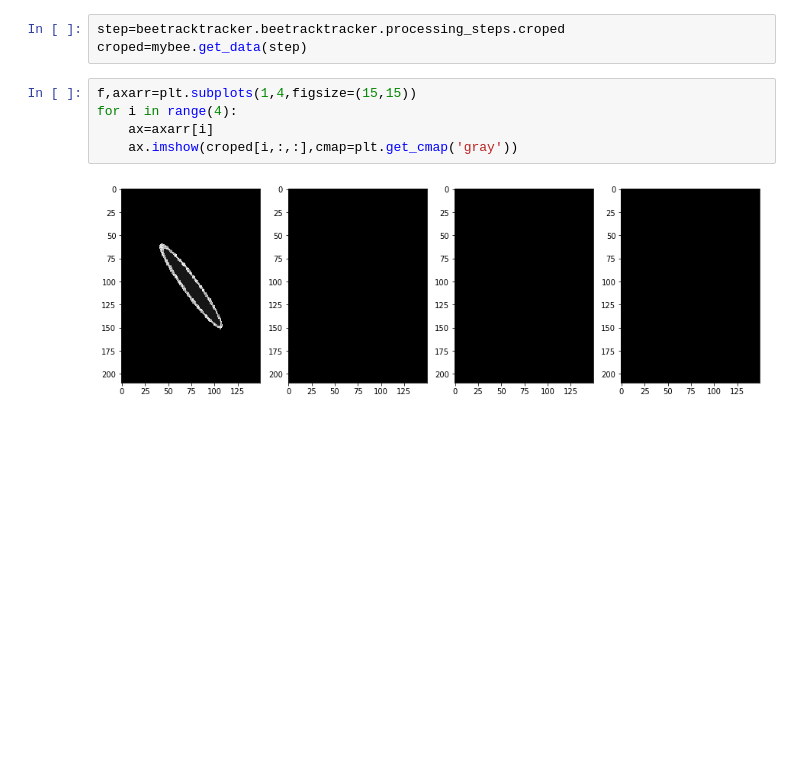
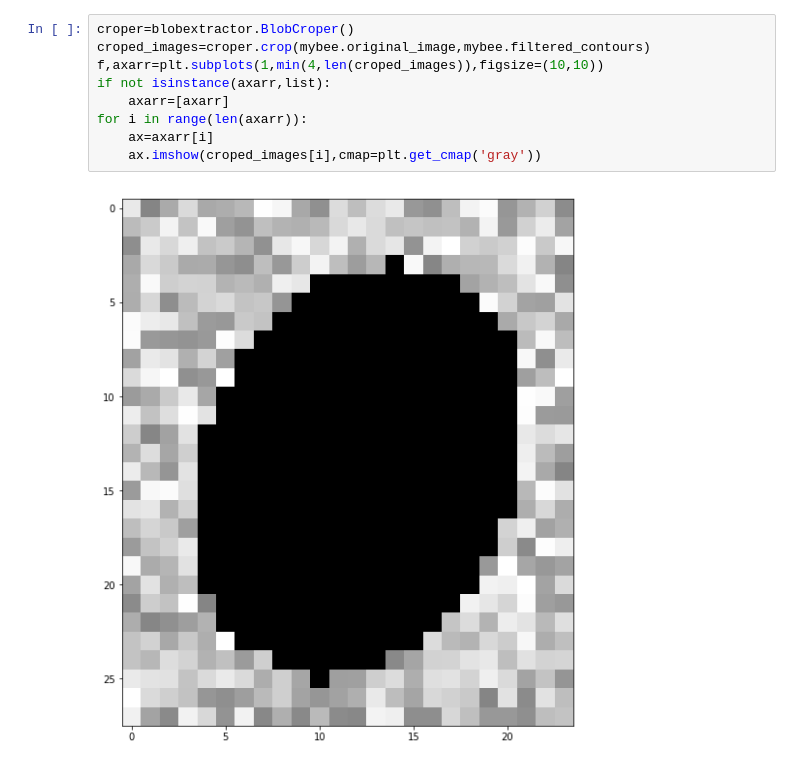
Before and after one commit to bolirev/toolbox-tracking, a Jupyter notebook: src/BeeTrackTracker_CPP.ipynb, the cells around one changed output. Cells and saved outputs as stored; diff of their text form; blank space fills up the shorter version.

```diff
--- a/src/BeeTrackTracker_CPP.ipynb
+++ b/src/BeeTrackTracker_CPP.ipynb
@@ -94,10 +101,11 @@ scatter_matrix(df, alpha=0.8, figsize=(15, 15), diagonal='kde');
-# %%
-step=beetracktracker.beetracktracker.processing_steps.croped
-croped=mybee.get_data(step)
 # %%
-f,axarr=plt.subplots(1,4,figsize=(15,15))
-for i in range(4):
+croper=blobextractor.BlobCroper()
+croped_images=croper.crop(mybee.original_image,mybee.filtered_contours)
+f,axarr=plt.subplots(1,min(4,len(croped_images)),figsize=(10,10))
+if not isinstance(axarr,list):
+    axarr=[axarr]
+for i in range(len(axarr)):
     ax=axarr[i]
-    ax.imshow(croped[i,:,:],cmap=plt.get_cmap('gray'))
+    ax.imshow(croped_images[i],cmap=plt.get_cmap('gray'))
 # %% [output]
-[figure, old version]
+[figure, new version]
```
Also changed, not shown: parts of 6 cells of this notebook, 3 other files.
